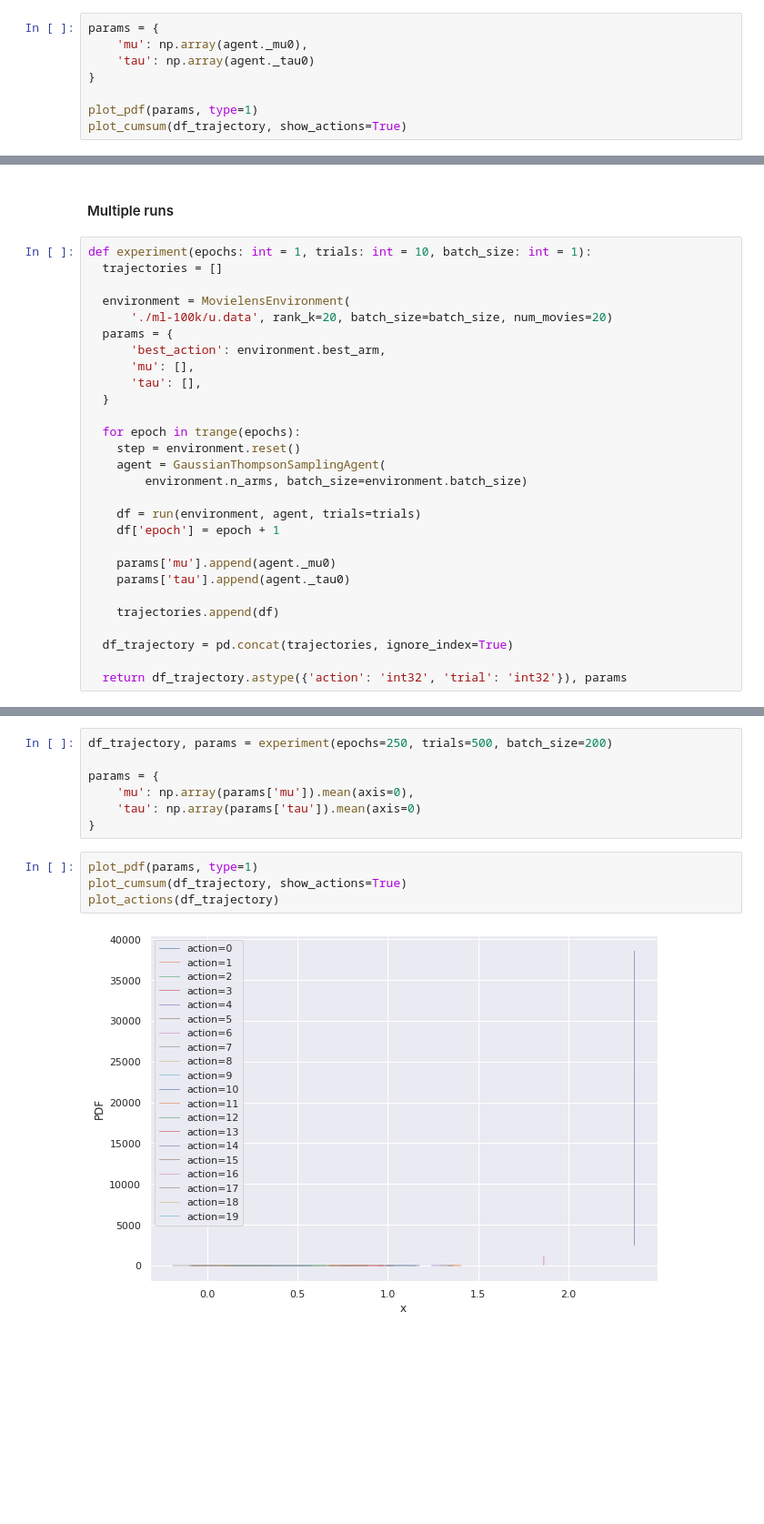
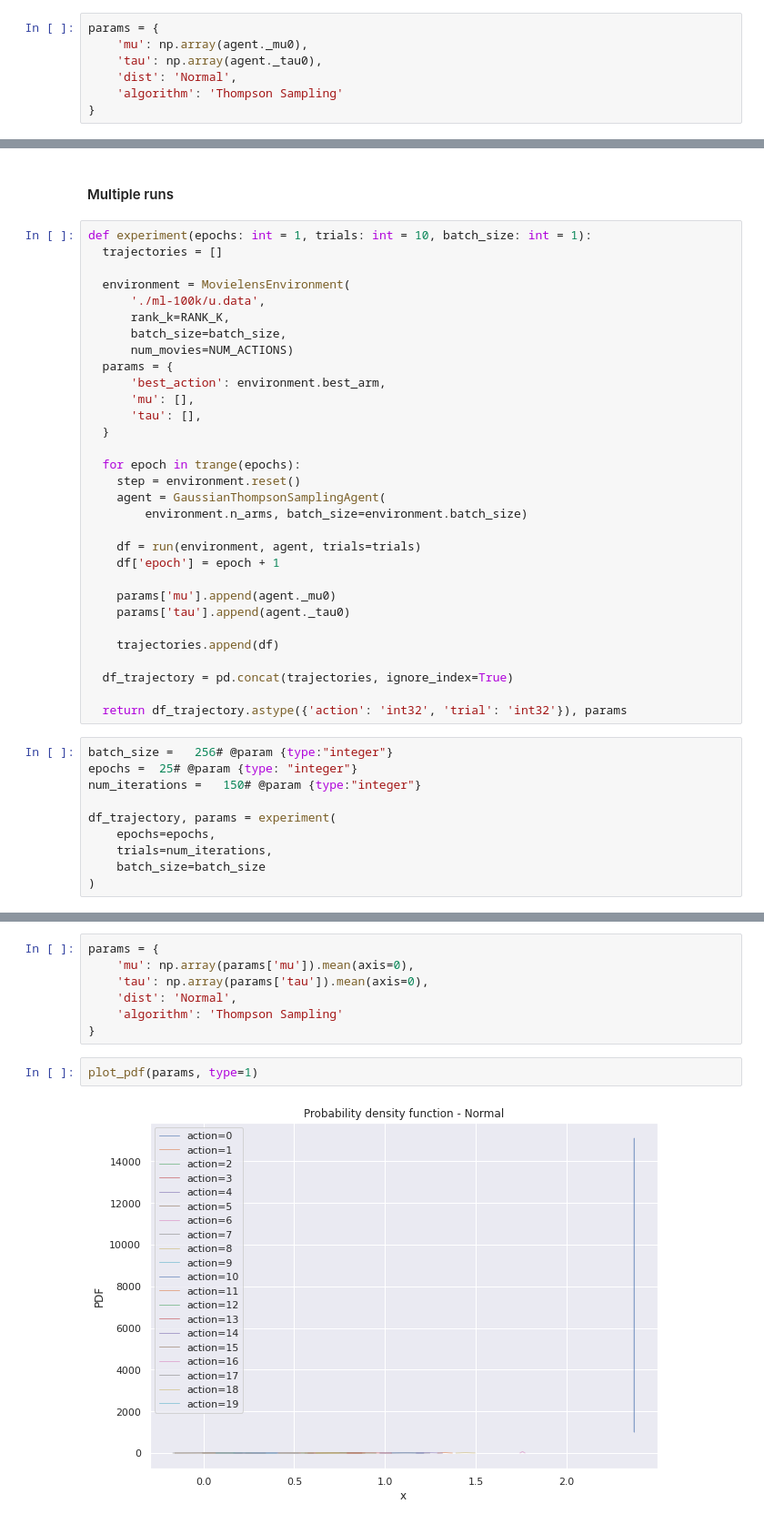
Before and after one commit to pstanisl/mlprague-2021, a Jupyter notebook: MAB_movielens_thompson.ipynb, the cells around one changed output, grey strips where cells are left out. Shown at 91% size. Saved outputs shown, nothing was run; the diff lists cells and outputs as text; blank space fills up the shorter version.

Commit message:
use plots from utils

```diff
--- a/MAB_movielens_thompson.ipynb
+++ b/MAB_movielens_thompson.ipynb
@@ -316,8 +334,7 @@ best action=0
 # %%
 params = {
     'mu': np.array(agent._mu0),
-    'tau': np.array(agent._tau0)
+    'tau': np.array(agent._tau0),
+    'dist': 'Normal',
+    'algorithm': 'Thompson Sampling'
 }
-
-plot_pdf(params, type=1)
-plot_cumsum(df_trajectory, show_actions=True)
@@ -331,7 +353,10 @@ def experiment(epochs: int = 1, trials: int = 10, batch_size: int = 1):
   trajectories = []
 
   environment = MovielensEnvironment(
-      './ml-100k/u.data', rank_k=20, batch_size=batch_size, num_movies=20)
+      './ml-100k/u.data',
+      rank_k=RANK_K,
+      batch_size=batch_size,
+      num_movies=NUM_ACTIONS)
   params = {
       'best_action': environment.best_arm,
       'mu': [],
@@ -354,3 +379,13 @@ def experiment(epochs: int = 1, trials: int = 10, batch_size: int = 1):
   df_trajectory = pd.concat(trajectories, ignore_index=True)
 
   return df_trajectory.astype({'action': 'int32', 'trial': 'int32'}), params
+# %%
+batch_size =   256# @param {type:"integer"}
+epochs =  25# @param {type: "integer"}
+num_iterations =   150# @param {type:"integer"}
+
+df_trajectory, params = experiment(
+    epochs=epochs,
+    trials=num_iterations,
+    batch_size=batch_size
+)
@@ -357,13 +394,11 @@ def experiment(epochs: int = 1, trials: int = 10, batch_size: int = 1):
 # %%
-df_trajectory, params = experiment(epochs=250, trials=500, batch_size=200)
-
 params = {
     'mu': np.array(params['mu']).mean(axis=0),
-    'tau': np.array(params['tau']).mean(axis=0)
+    'tau': np.array(params['tau']).mean(axis=0),
+    'dist': 'Normal',
+    'algorithm': 'Thompson Sampling'
 }
 # %%
 plot_pdf(params, type=1)
-plot_cumsum(df_trajectory, show_actions=True)
-plot_actions(df_trajectory)
 # %% [output]
-[figure, old version]
+[figure, new version]
```
Also changed, not shown: parts of 16 cells of this notebook.
